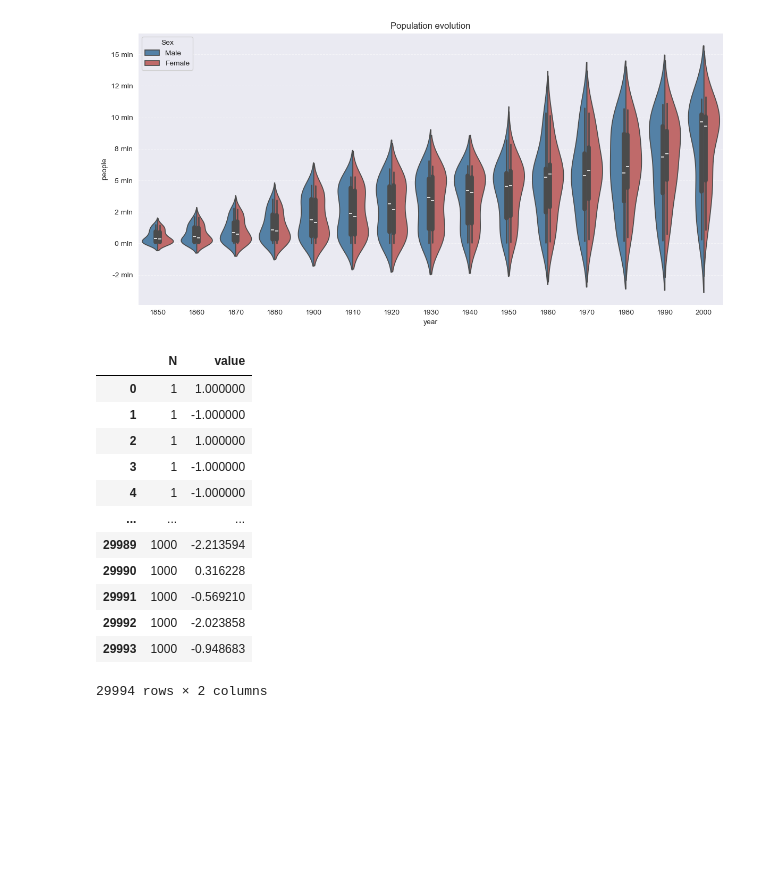
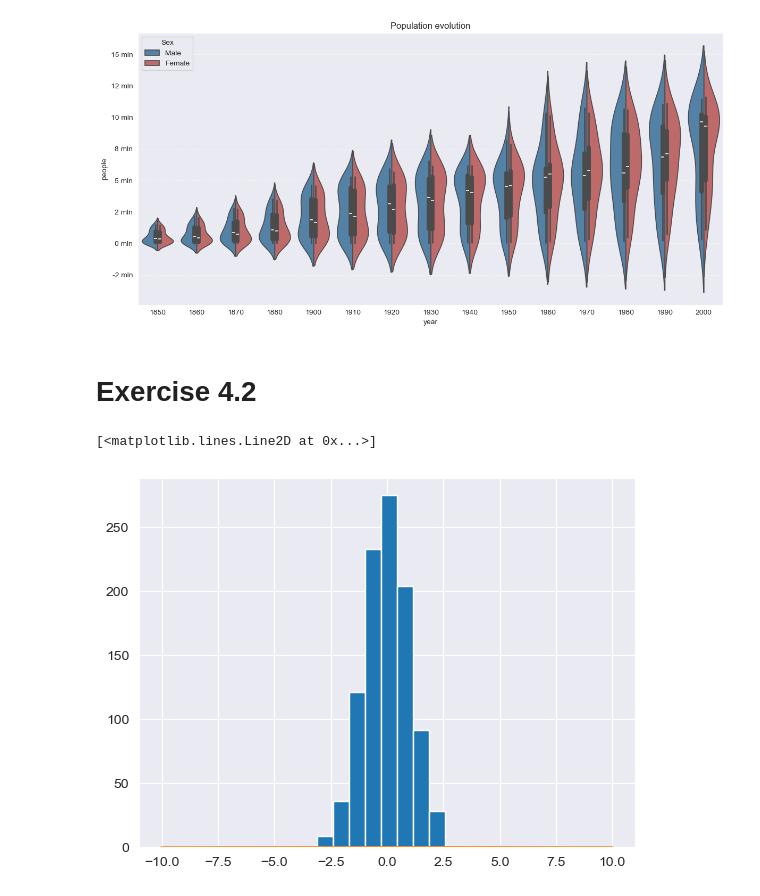
Before and after one commit to mak8427/data_visualization, a Jupyter notebook: problem-sheet-04/exercise04_davide.ipynb, the cells around one changed output. Cells and saved outputs as stored; diff of their text form; code cells hidden in the pictures; blank space fills up the shorter version.

```diff
--- a/problem-sheet-04/exercise04_davide.ipynb
+++ b/problem-sheet-04/exercise04_davide.ipynb
@@ -94,43 +96,24 @@ plt.show()
 The `scale` parameter has been renamed and will be removed in v0.15.0. Pass `density_norm='width'` for the same effect.
   sns.violinplot(
 [figure]
-# %%
-import numpy as np
-x = [-1, 1]
-N_s = {1:[], 3:[], 10:[], 30:[], 100:[],1000:[]}
-res = np.random.choice(x, 100000)
-def X(N):
-    x = [-1, 1]
-    xvec = np.random.choice(x, N)
-    res = 1/np.sqrt(N)* np.sum(xvec)
-    return res
-
-for N, v in N_s.items():
-    vals = []
-    for i in range(1,5000):
-        vals.append(X(N))
-    N_s[N] = vals
-
-
-
-rows = [(N, val)
-        for N, vals in N_s.items()
-        for val in vals]
-
-df = pd.DataFrame(rows, columns=['N', 'value'])
-df
-# %% [output]
-|  | N | value |
-| 0 | 1 | 1.000000 |
-| 1 | 1 | -1.000000 |
-| 2 | 1 | 1.000000 |
-| 3 | 1 | -1.000000 |
-| 4 | 1 | -1.000000 |
-| ... | ... | ... |
-| 29989 | 1000 | -2.213594 |
-| 29990 | 1000 | 0.316228 |
-| 29991 | 1000 | -0.569210 |
-| 29992 | 1000 | -2.023858 |
-| 29993 | 1000 | -0.948683 |
-29994 rows × 2 columns
+# %% [markdown]
+# Exercise 4.2
+# %%
+import numpy as np
+import matplotlib.pyplot as plt
+from scipy.stats import norm
+def X(n):
+    return 1/np.sqrt(n) * (np.sum(np.vectorize(lambda x: -1 if x == 0 else x)(np.random.randint(2, size=n))))
+def samples(m, n):
+    return [X(n) for _ in range(m)]
+
+fig, ax = plt.subplots()
+
+x_axis = np.arange(-10, 10, 0.001)
+
+ax.hist(samples(1000, 1000))
+ax.plot(x_axis, norm.pdf(x_axis,0,2))
+# %% [output]
+[<matplotlib.lines.Line2D at 0x...>]
+[figure, added]
 # %%
```
Also changed, not shown: parts of 3 cells of this notebook.
